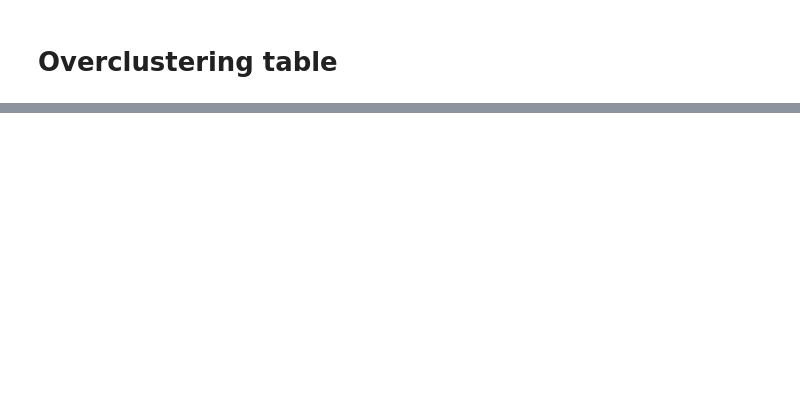
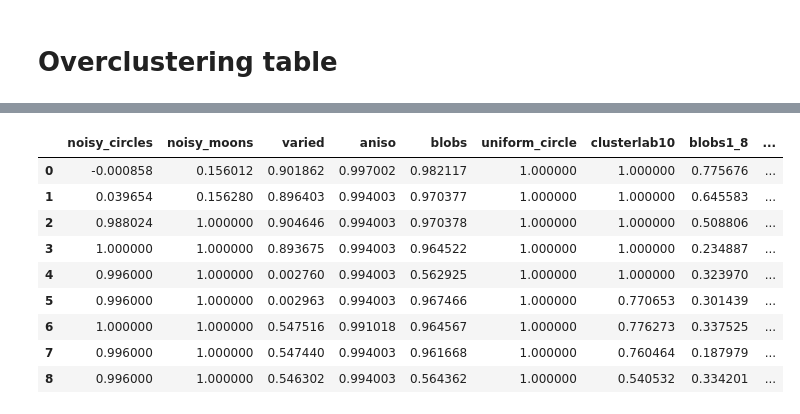
Before and after one commit to ecker-lab/tneb_clustering, a Jupyter notebook: notebooks/paper_figures/04_overclustering_table.ipynb, the cells around one changed output, grey strips where cells are left out. Cells and saved outputs as stored; diff of their text form; code cells hidden in the pictures; blank space fills up the shorter version.

```diff
--- a/notebooks/paper_figures/04_overclustering_table.ipynb
+++ b/notebooks/paper_figures/04_overclustering_table.ipynb
@@ -103,0 +111,13 @@ highlight_top_3(df)
+# %%
+highlight_top_3(df_tmm)
+# %% [output]
+|  | noisy_circles | noisy_moons | varied | aniso | blobs | uniform_circle | clusterlab10 | blobs1_8 | ... |
+| 0 | -0.000858 | 0.156012 | 0.901862 | 0.997002 | 0.982117 | 1.000000 | 1.000000 | 0.775676 | ... |
+| 1 | 0.039654 | 0.156280 | 0.896403 | 0.994003 | 0.970377 | 1.000000 | 1.000000 | 0.645583 | ... |
+| 2 | 0.988024 | 1.000000 | 0.904646 | 0.994003 | 0.970378 | 1.000000 | 1.000000 | 0.508806 | ... |
+| 3 | 1.000000 | 1.000000 | 0.893675 | 0.994003 | 0.964522 | 1.000000 | 1.000000 | 0.234887 | ... |
+| 4 | 0.996000 | 1.000000 | 0.002760 | 0.994003 | 0.562925 | 1.000000 | 1.000000 | 0.323970 | ... |
+| 5 | 0.996000 | 1.000000 | 0.002963 | 0.994003 | 0.967466 | 1.000000 | 0.770653 | 0.301439 | ... |
+| 6 | 1.000000 | 1.000000 | 0.547516 | 0.991018 | 0.964567 | 1.000000 | 0.776273 | 0.337525 | ... |
+| 7 | 0.996000 | 1.000000 | 0.547440 | 0.994003 | 0.961668 | 1.000000 | 0.760464 | 0.187979 | ... |
+| 8 | 0.996000 | 1.000000 | 0.546302 | 0.994003 | 0.564362 | 1.000000 | 0.540532 | 0.334201 | ... |
```
Also changed, not shown: parts of 13 cells of this notebook.
